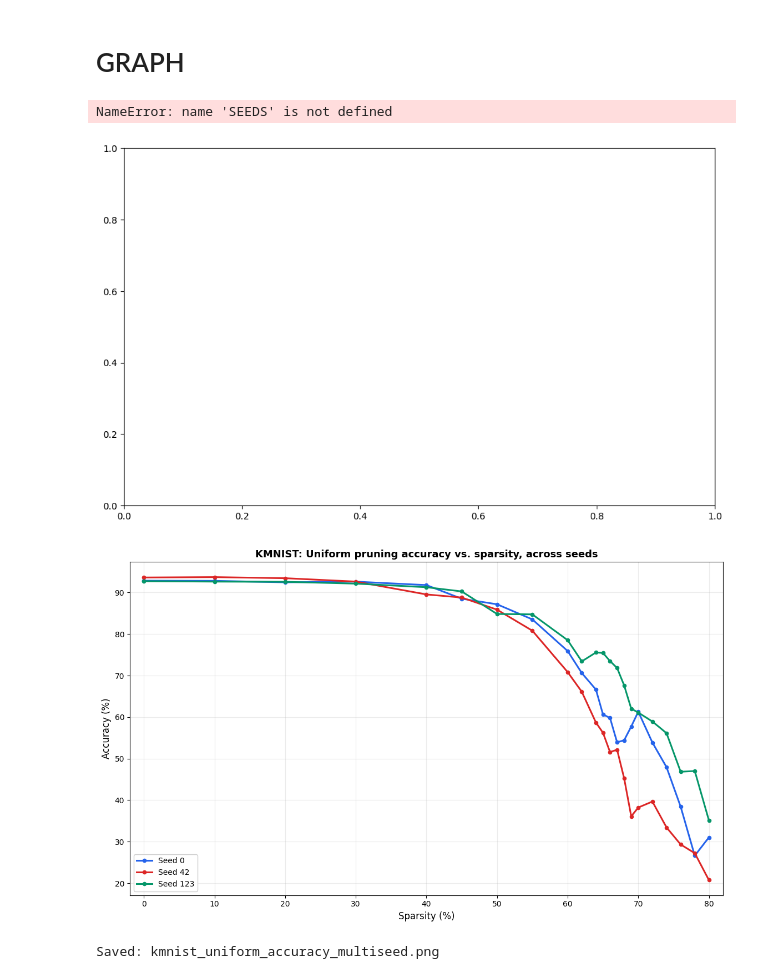
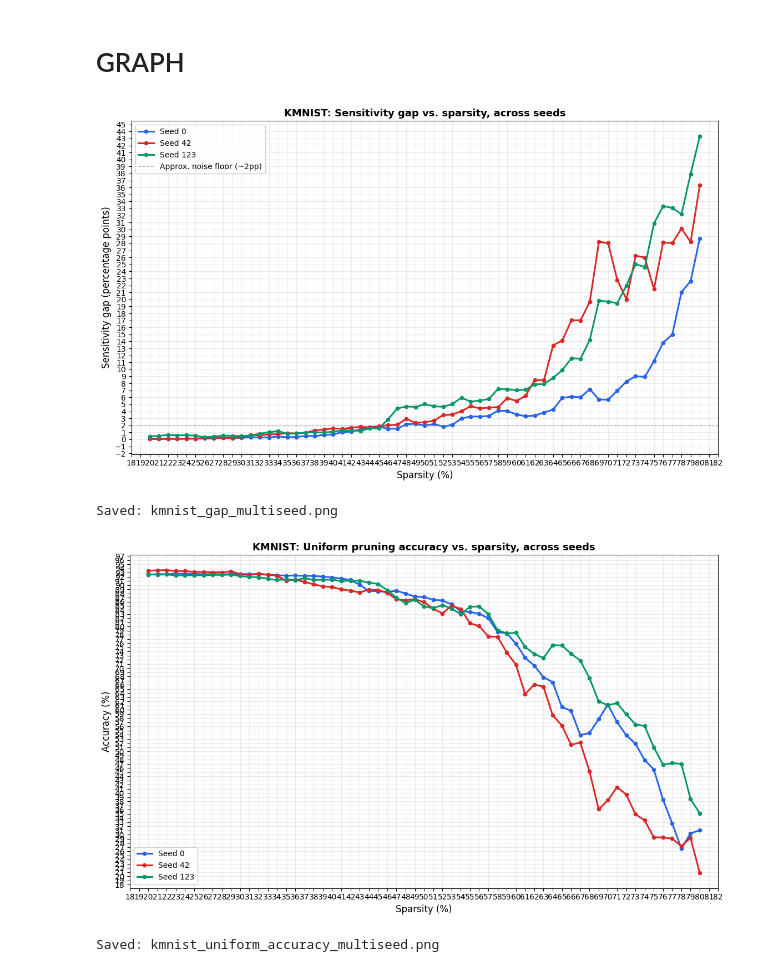
Before and after one commit to HafsaParker/tinyml-pruning-study, a Jupyter notebook: 08_KMNIST_multiseed.ipynb, the cells around one changed output. Cells and saved outputs as stored; diff of their text form; code cells hidden in the pictures.

Commit message:
Add multi-seed sweep data, figures, and warning/collapse onset analysis for MNIST, FashionMNIST, KMNIST

```diff
--- a/08_KMNIST_multiseed.ipynb
+++ b/08_KMNIST_multiseed.ipynb
@@ -167,0 +166,7 @@ LAYERS = ['conv1', 'conv2', 'fc1', 'fc2']
+# %%
+import json
+
+with open('KMIST_gap_20_80.json', 'w') as f:
+    json.dump({'results': results, 'per_layer_results': per_layer_results}, f)
+
+print("Saved.")
@@ -178,7 +185,7 @@ uniform_results = {}
 for seed in SEEDS:
     print(f"\n=== Uniform pruning sweep, {DATASET_NAME} seed {seed} ===")
     seed_accs = {}
-    for pct in CHECKPOINTS:
+    for pct in CHECKPOINTS_FINE:
         amount = pct / 100
         m = load_fresh_model(seed)
         m = prune_uniform(m, amount)
@@ -192,7 +199,7 @@ print(f"{'Sparsity':>10}", end="")
 for seed in SEEDS:
     print(f"{'seed'+str(seed):>12}", end="")
 print()
-for pct in CHECKPOINTS:
+for pct in CHECKPOINTS_FINE:
     print(f"{pct:>9}%", end="")
     for seed in SEEDS:
         print(f"{uniform_results[seed][pct]:>12.2f}", end="")
@@ -222,7 +229,7 @@ for seed in SEEDS:
     print(f"{'seed'+str(seed):>12}", end="")
 print()
 
-for pct in CHECKPOINTS:
+for pct in CHECKPOINTS_FINE:
     print(f"{pct:>9}%", end="")
     for seed in SEEDS:
         print(f"{results[seed][pct]:>12.2f}", end="")
@@ -242,15 +262,15 @@ NameError: name 'results' is not defined
 # GRAPH
 # %%
 import matplotlib.pyplot as plt
-
+from matplotlib.ticker import MultipleLocator
 
 fig, ax = plt.subplots(figsize=(11.5, 7))
 
 colors = {0: '#2563EB', 42: '#DC2626', 123: '#059669'}
 
 for seed in SEEDS:
-    gaps = [results[seed][pct] for pct in CHECKPOINTS]
-    ax.plot(CHECKPOINTS, gaps, '-o', color=colors.get(seed, 'gray'),
+    gaps = [results[seed][pct] for pct in CHECKPOINTS_FINE]
+    ax.plot(CHECKPOINTS_FINE, gaps, '-o', color=colors.get(seed, 'gray'),
             linewidth=2.2, markersize=4.5, label=f'Seed {seed}')
 
 ax.axhline(2, color='gray', linestyle='--', linewidth=1, alpha=0.6, label='Approx. noise floor (~2pp)')
@@ -260,41 +280,41 @@ ax.set_ylabel('Sensitivity gap (percentage points)', fontsize=12)
 ax.set_title(f'{DATASET_NAME}: Sensitivity gap vs. sparsity, across seeds', fontsize=13, fontweight='bold')
 ax.legend(loc='upper left', fontsize=10, framealpha=0.95)
 ax.grid(True, alpha=0.25)
-ax.set_xlim(min(CHECKPOINTS) - 2, max(CHECKPOINTS) + 2)
-ax.xaxis.set_major_locator(MultipleLocator(2))    # x-axis ticks every 5% instead of every 10%
-ax.yaxis.set_major_locator(MultipleLocator(2))
+ax.set_xlim(min(CHECKPOINTS_FINE) - 2, max(CHECKPOINTS_FINE) + 2)
+ax.xaxis.set_major_locator(MultipleLocator(1))    # x-axis ticks every 5% instead of every 10%
+ax.yaxis.set_major_locator(MultipleLocator(1))
 plt.tight_layout()
 plt.savefig(f'{DATASET_NAME.lower()}_gap_multiseed.png', dpi=200, bbox_inches='tight')
 plt.show()
 print(f"Saved: {DATASET_NAME.lower()}_gap_multiseed.png")
 # %% [output]
+[figure, new version]
-NameError: name 'SEEDS' is not defined
+Saved: kmnist_gap_multiseed.png
-[figure, old version]
 # %%
 
 # ============================================================
 # GRAPH 2 — Accuracy vs sparsity (uniform pruning), across seeds
 # Uses `uniform_results` (from your uniform pruning sweep cell)
 # ============================================================
 fig, ax = plt.subplots(figsize=(11.5, 7))
 
 for seed in SEEDS:
-    accs = [uniform_results[seed][pct] for pct in CHECKPOINTS]
-    ax.plot(CHECKPOINTS, accs, '-o', color=colors.get(seed, 'gray'),
+    accs = [uniform_results[seed][pct] for pct in CHECKPOINTS_FINE]
+    ax.plot(CHECKPOINTS_FINE, accs, '-o', color=colors.get(seed, 'gray'),
             linewidth=2.2, markersize=4.5, label=f'Seed {seed}')
 
 ax.set_xlabel('Sparsity (%)', fontsize=12)
 ax.set_ylabel('Accuracy (%)', fontsize=12)
 ax.set_title(f'{DATASET_NAME}: Uniform pruning accuracy vs. sparsity, across seeds', fontsize=13, fontweight='bold')
 ax.legend(loc='lower left', fontsize=10, framealpha=0.95)
 ax.grid(True, alpha=0.25)
-ax.set_xlim(min(CHECKPOINTS) - 2, max(CHECKPOINTS) + 2)
-ax.xaxis.set_major_locator(MultipleLocator(2))    # x-axis ticks every 5% instead of every 10%
-ax.yaxis.set_major_locator(MultipleLocator(2))
+ax.set_xlim(min(CHECKPOINTS_FINE) - 2, max(CHECKPOINTS_FINE) + 2)
+ax.xaxis.set_major_locator(MultipleLocator(1))    # x-axis ticks every 5% instead of every 10%
+ax.yaxis.set_major_locator(MultipleLocator(1))
 plt.tight_layout()
 plt.savefig(f'{DATASET_NAME.lower()}_uniform_accuracy_multiseed.png', dpi=200, bbox_inches='tight')
 plt.show()
 print(f"Saved: {DATASET_NAME.lower()}_uniform_accuracy_multiseed.png")
 # %% [output]
-[figure, old version]
+[figure, new version]
 Saved: kmnist_uniform_accuracy_multiseed.png
```
Also changed, not shown: parts of 8 cells of this notebook, 23 other files.
